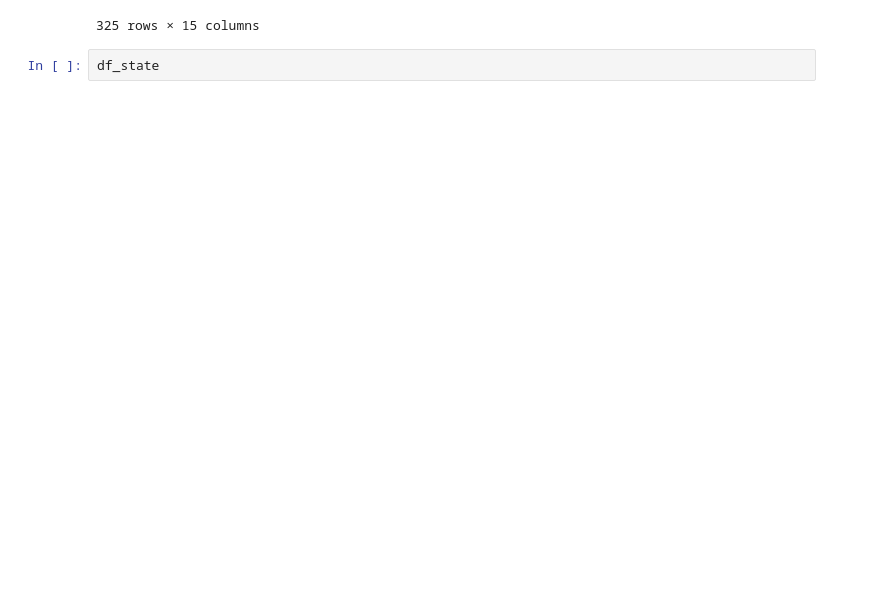
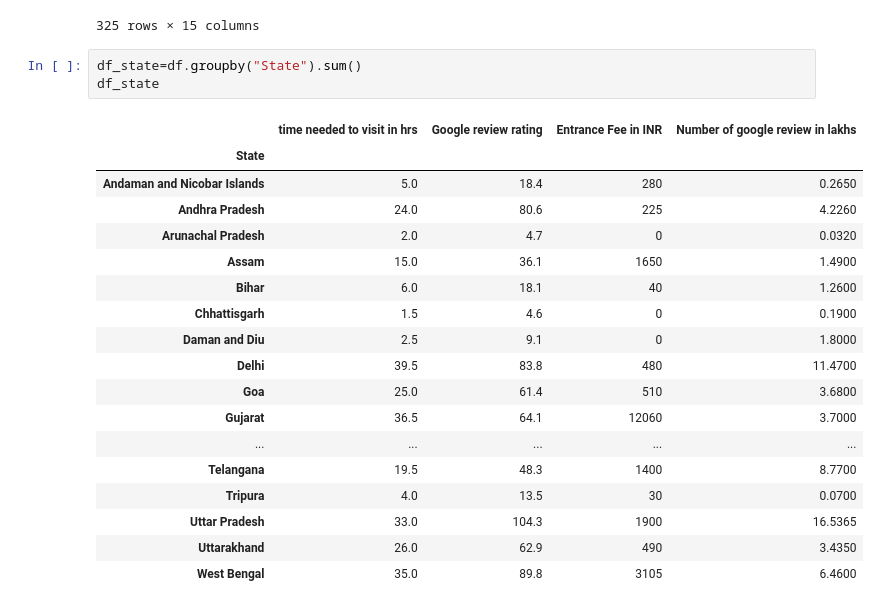
Before and after one commit to sowjanyapasala/travel-manuplation, a Jupyter notebook: travel manuplation.ipynb, the cells around one changed output. Cells and saved outputs as stored; diff of their text form; blank space fills up the shorter version.

```diff
--- a/travel manuplation.ipynb
+++ b/travel manuplation.ipynb
@@ -72,5 +72,25 @@ df
 | 323 | Northern | Rajasthan | Jaipur | City Palace | Palace | 1727 | 2.0 | ... |
 | 324 | Northern | Rajasthan | Jaipur | Albert Hall Museum | Museum | 1887 | 2.0 | ... |
 325 rows × 15 columns
-# %%
-df_state
+# %%
+df_state=df.groupby("State").sum()
+df_state
+# %% [output]
+|  | time needed to visit in hrs | Google review rating | Entrance Fee in INR | Number of google review in lakhs |
+| State |  |  |  |  |
+| Andaman and Nicobar Islands | 5.0 | 18.4 | 280 | 0.2650 |
+| Andhra Pradesh | 24.0 | 80.6 | 225 | 4.2260 |
+| Arunachal Pradesh | 2.0 | 4.7 | 0 | 0.0320 |
+| Assam | 15.0 | 36.1 | 1650 | 1.4900 |
+| Bihar | 6.0 | 18.1 | 40 | 1.2600 |
+| Chhattisgarh | 1.5 | 4.6 | 0 | 0.1900 |
+| Daman and Diu | 2.5 | 9.1 | 0 | 1.8000 |
+| Delhi | 39.5 | 83.8 | 480 | 11.4700 |
+| Goa | 25.0 | 61.4 | 510 | 3.6800 |
+| Gujarat | 36.5 | 64.1 | 12060 | 3.7000 |
+| ... | ... | ... | ... | ... |
+| Telangana | 19.5 | 48.3 | 1400 | 8.7700 |
+| Tripura | 4.0 | 13.5 | 30 | 0.0700 |
+| Uttar Pradesh | 33.0 | 104.3 | 1900 | 16.5365 |
+| Uttarakhand | 26.0 | 62.9 | 490 | 3.4350 |
+| West Bengal | 35.0 | 89.8 | 3105 | 6.4600 |
```
Also changed, not shown: parts of 3 cells of this notebook, 2 other files.
